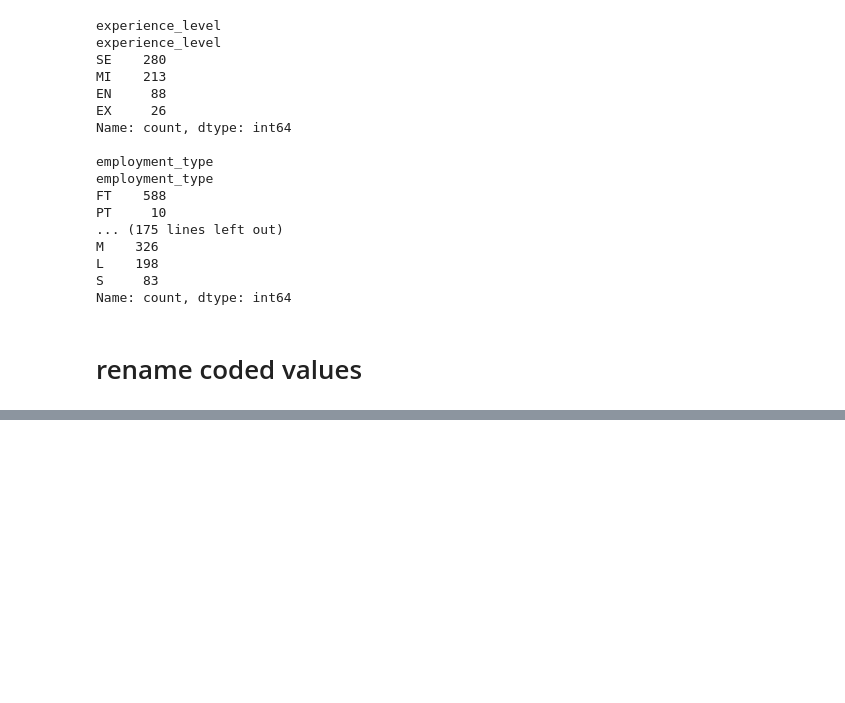
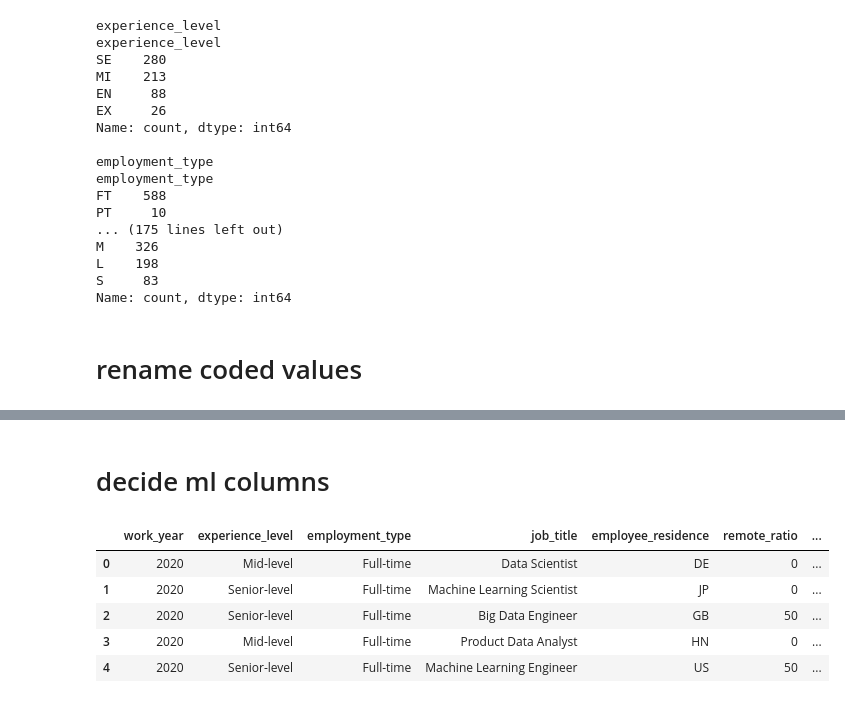
Before and after one commit to baderkothman/salary-prediction-app, a Jupyter notebook: notebooks/01_data_cleaning.ipynb, the cells around one changed output, grey strips where cells are left out. Saved outputs shown, nothing was run; the diff lists cells and outputs as text; code cells hidden in the pictures; blank space fills up the shorter version.

Commit message:
trained the model according to the cleaned dataset

```diff
--- a/notebooks/01_data_cleaning.ipynb
+++ b/notebooks/01_data_cleaning.ipynb
@@ -192,0 +202,9 @@ df.head()
+# %%
+numeric_columns = ["work_year", "salary", "salary_in_usd", "remote_ratio"]
+
+for col in numeric_columns:
+    df[col] = pd.to_numeric(df[col], errors="coerce")
+
+df = df.dropna(subset=numeric_columns)
+
+df[numeric_columns].info()
@@ -192,0 +225,5 @@ df.head()
+# %%
+df = df[df["salary_in_usd"] > 0]
+df = df[df["salary"] > 0]
+
+df.shape
@@ -192,0 +242,6 @@ df.head()
+# %%
+remote_map = {0: "On-site", 50: "Hybrid", 100: "Remote"}
+
+df["work_setting"] = df["remote_ratio"].map(remote_map)
+
+df[["remote_ratio", "work_setting"]].head()
@@ -192,0 +255,26 @@ df.head()
+# %% [markdown]
+# decide ml columns
+# %%
+model_df = df[
+    [
+        "work_year",
+        "experience_level",
+        "employment_type",
+        "job_title",
+        "employee_residence",
+        "remote_ratio",
+        "work_setting",
+        "company_location",
+        "company_size",
+        "salary_in_usd",
+    ]
+].copy()
+
+model_df.head()
+# %% [output]
+|  | work_year | experience_level | employment_type | job_title | employee_residence | remote_ratio | ... |
+| 0 | 2020 | Mid-level | Full-time | Data Scientist | DE | 0 | ... |
+| 1 | 2020 | Senior-level | Full-time | Machine Learning Scientist | JP | 0 | ... |
+| 2 | 2020 | Senior-level | Full-time | Big Data Engineer | GB | 50 | ... |
+| 3 | 2020 | Mid-level | Full-time | Product Data Analyst | HN | 0 | ... |
+| 4 | 2020 | Senior-level | Full-time | Machine Learning Engineer | US | 50 | ... |
```
Also changed, not shown: parts of 14 cells of this notebook, 5 other files.
